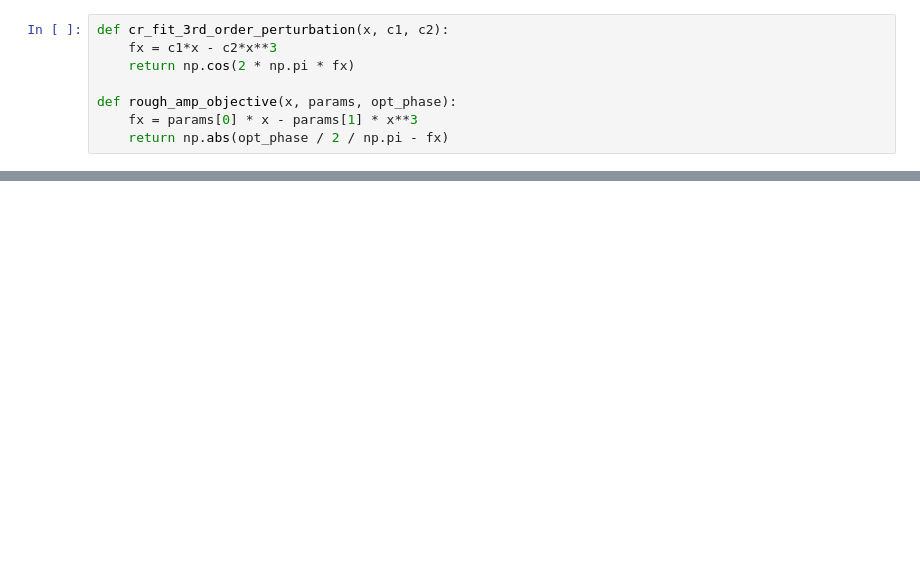
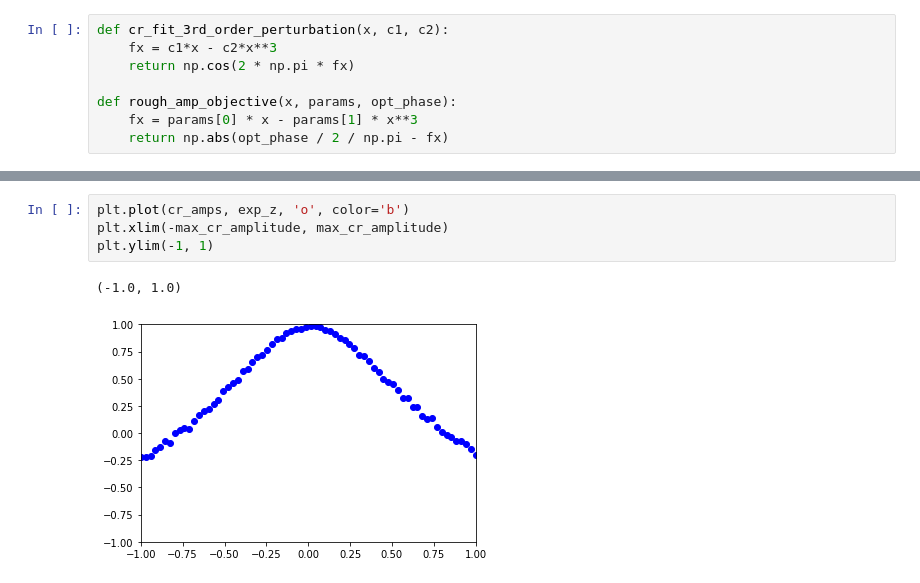
Before and after one commit to zpparks314/CSC591_Pulse_Project, a Jupyter notebook: cr_pulse_work_v2.ipynb, the cells around one changed output, grey strips where cells are left out. Saved outputs shown, nothing was run; the diff lists cells and outputs as text; blank space fills up the shorter version.

```diff
--- a/cr_pulse_work_v2.ipynb
+++ b/cr_pulse_work_v2.ipynb
@@ -283,3 +327,10 @@ print(cr_pi2_amp)
+# %%
+plt.plot(cr_amps, exp_z, 'o', color='b')
+plt.xlim(-max_cr_amplitude, max_cr_amplitude)
+plt.ylim(-1, 1)
+# %% [output]
+(-1.0, 1.0)
+[figure, added]
 # %%
 x_interp = np.linspace(cr_amps[0], cr_amps[-1], 1000)
 plt.plot(cr_amps, exp_z, 'o', color='b')
```
Also changed, not shown: parts of 19 cells of this notebook, 3 other files.
